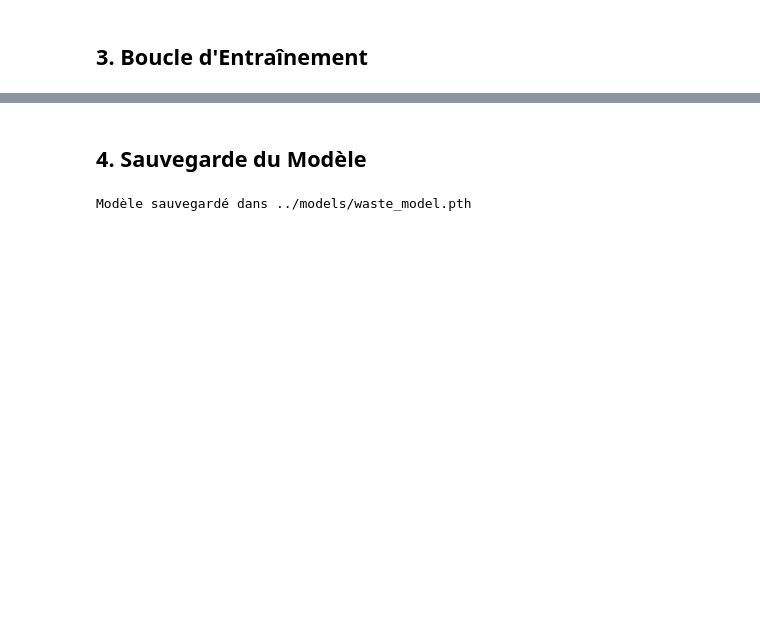
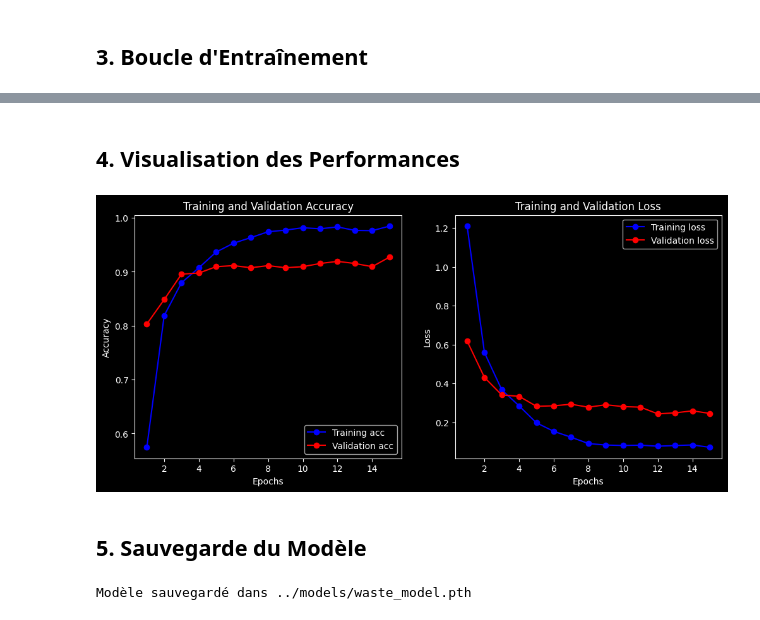
Before and after one commit to The-Ramadane/smart-recycle-project, a Jupyter notebook: 01_IA_LAB/notebooks/training_pytorch.ipynb, the cells around one changed output, grey strips where cells are left out. Cells and saved outputs as stored; diff of their text form; code cells hidden in the pictures; blank space fills up the shorter version.

```diff
--- a/01_IA_LAB/notebooks/training_pytorch.ipynb
+++ b/01_IA_LAB/notebooks/training_pytorch.ipynb
@@ -85,6 +83,12 @@ def train_model(model, criterion, optimizer, scheduler, num_epochs=25):
 
     best_model_wts = copy.deepcopy(model.state_dict())
     best_acc = 0.0
+
+    # Stockage de l'historique
+    history = {
+        'train_loss': [], 'train_acc': [],
+        'val_loss': [], 'val_acc': []
+    }
 
     for epoch in range(num_epochs):
         print(f'Epoch {epoch}/{num_epochs - 1}')
@@ -127,6 +131,10 @@ def train_model(model, criterion, optimizer, scheduler, num_epochs=25):
 
             print(f'{phase} Loss: {epoch_loss:.4f} Acc: {epoch_acc:.4f}')
 
+            # Ajout à l'historique
+            history[f'{phase}_loss'].append(epoch_loss)
+            history[f'{phase}_acc'].append(epoch_acc.item())
+
             if phase == 'val' and epoch_acc > best_acc:
                 best_acc = epoch_acc
                 best_model_wts = copy.deepcopy(model.state_dict())
@@ -138,9 +146,9 @@ def train_model(model, criterion, optimizer, scheduler, num_epochs=25):
     print(f'Best val Acc: {best_acc:4f}')
 
     model.load_state_dict(best_model_wts)
-    return model
+    return model, history
 # %%
-model_ft = train_model(model_ft, criterion, optimizer_ft, exp_lr_scheduler, num_epochs=15) # Augmentation à 15 epochs
+model_ft, history = train_model(model_ft, criterion, optimizer_ft, exp_lr_scheduler, num_epochs=15) # Augmentation à 15 epochs
 # %% [output]
 Epoch 0/14
 ----------
@@ -162,5 +170,40 @@ Best val Acc: 0.929134
+# %% [markdown]
+## 4. Visualisation des Performances
+# %%
+def plot_training_history(history):
+    acc = history['train_acc']
+    val_acc = history['val_acc']
+    loss = history['train_loss']
+    val_loss = history['val_loss']
+    epochs = range(1, len(acc) + 1)
+
+    plt.figure(figsize=(12, 5))
+
+    # Plot Accuracy
+    plt.subplot(1, 2, 1)
+    plt.plot(epochs, acc, 'bo-', label='Training acc')
+    plt.plot(epochs, val_acc, 'ro-', label='Validation acc')
+    plt.title('Training and Validation Accuracy')
+    plt.xlabel('Epochs')
+    plt.ylabel('Accuracy')
+    plt.legend()
+
+    # Plot Loss
+    plt.subplot(1, 2, 2)
+    plt.plot(epochs, loss, 'bo-', label='Training loss')
+    plt.plot(epochs, val_loss, 'ro-', label='Validation loss')
+    plt.title('Training and Validation Loss')
+    plt.xlabel('Epochs')
+    plt.ylabel('Loss')
+    plt.legend()
+
+    plt.show()
+
+plot_training_history(history)
+# %% [output]
+[figure, added]
 # %% [markdown]
-## 4. Sauvegarde du Modèle
+## 5. Sauvegarde du Modèle
 # %%
 import os
 
```
Also changed, not shown: parts of 3 cells of this notebook, 43 other files.
